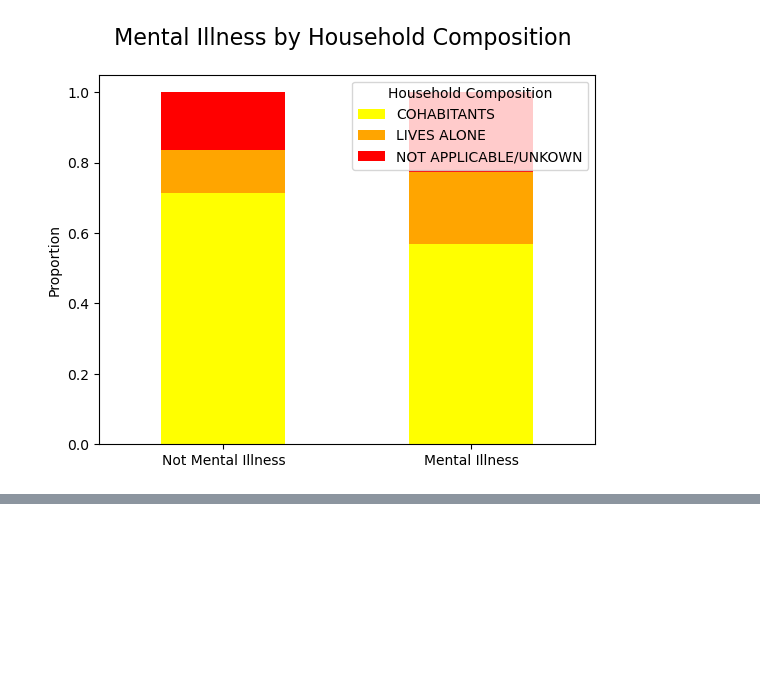
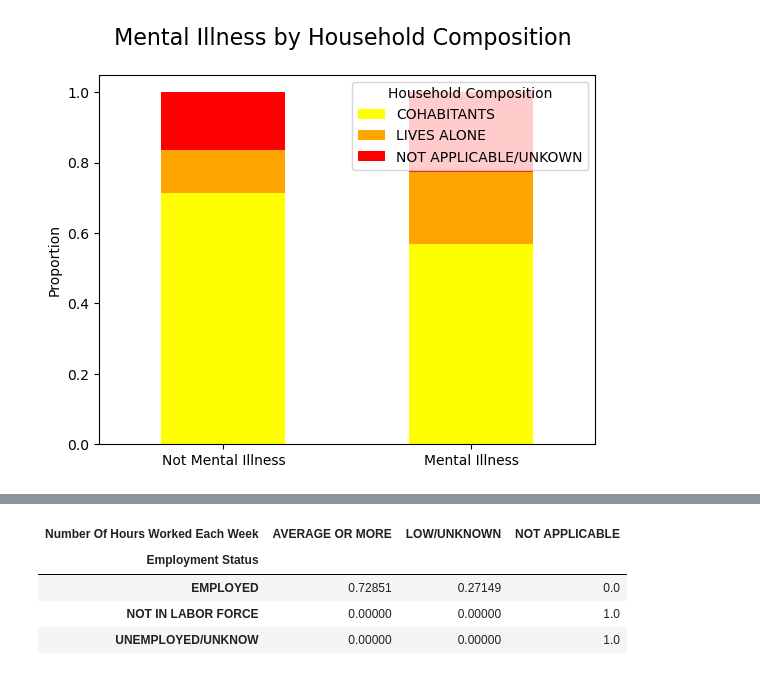
Before and after one commit to rdmouhouadi/Mental_Health_State_Prediction, a Jupyter notebook: Notebooks/EDA_Social_Group.ipynb, the cells around one changed output, grey strips where cells are left out. Saved outputs shown, nothing was run; the diff lists cells and outputs as text; code cells hidden in the pictures; blank space fills up the shorter version.

```diff
--- a/Notebooks/EDA_Social_Group.ipynb
+++ b/Notebooks/EDA_Social_Group.ipynb
@@ -952,0 +962,8 @@ fig.suptitle(" Mental Illness by Household Composition", fontsize=16);
+# %%
+pd.crosstab(Social_cat_agg_feat_merg["Employment Status"], Social_cat_agg_feat_merg["Number Of Hours Worked Each Week"], normalize='index')
+# %% [output]
+| Number Of Hours Worked Each Week | AVERAGE OR MORE | LOW/UNKNOWN | NOT APPLICABLE |
+| Employment Status |  |  |  |
+| EMPLOYED | 0.72851 | 0.27149 | 0.0 |
+| NOT IN LABOR FORCE | 0.00000 | 0.00000 | 1.0 |
+| UNEMPLOYED/UNKNOW | 0.00000 | 0.00000 | 1.0 |
```
Also changed, not shown: parts of 4 cells of this notebook.
